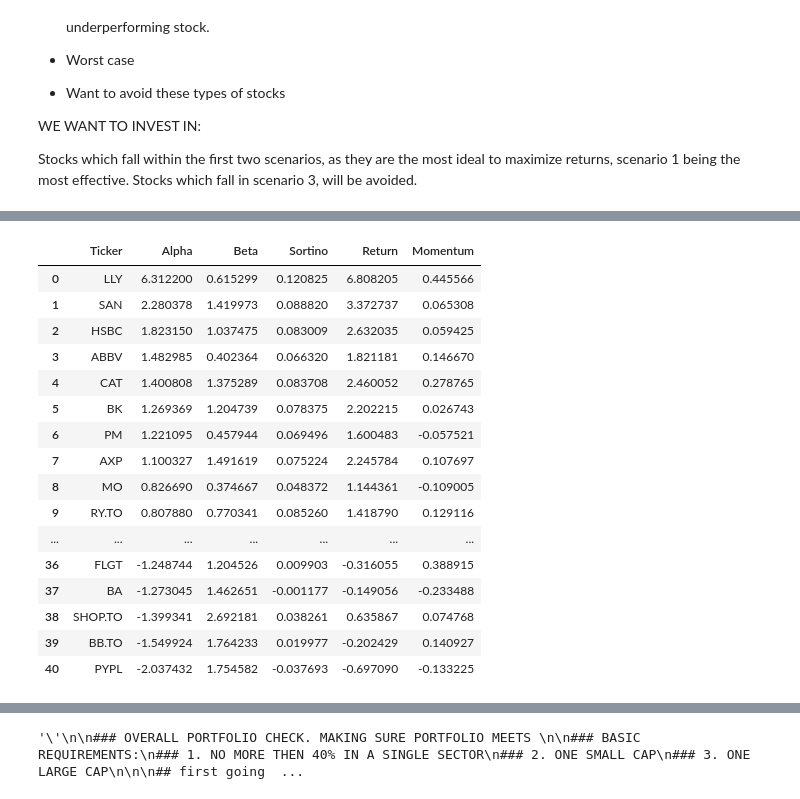
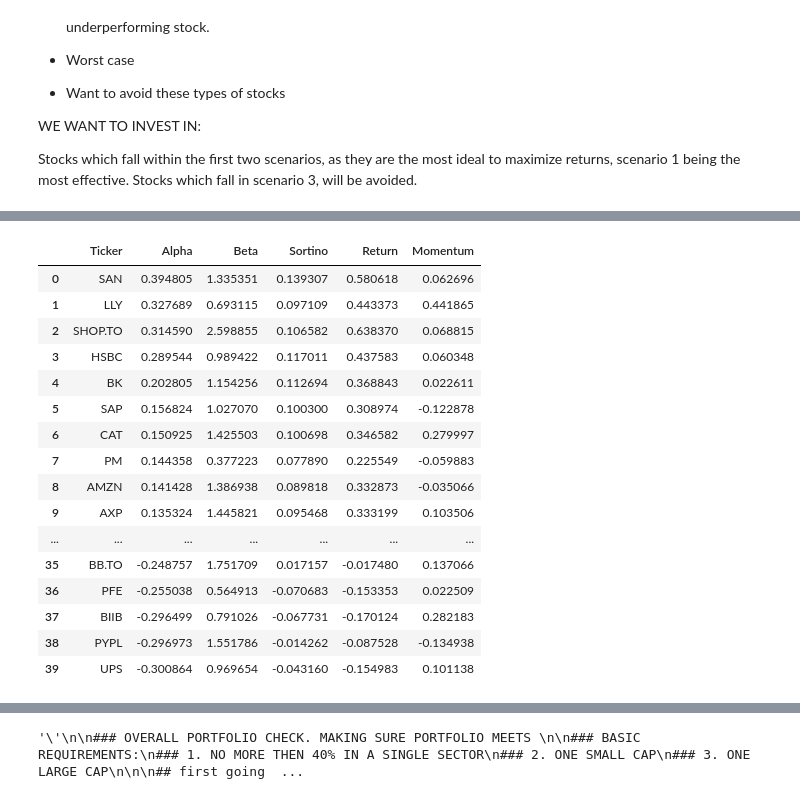
Before and after one commit to aadya-khanna/cfm-team-assignment, a Jupyter notebook: Team_14_Assignment.ipynb, the cells around one changed output, grey strips where cells are left out. Drawn from its saved outputs; the diff is of its cells as text; code cells hidden in the pictures.

```diff
--- a/Team_14_Assignment.ipynb
+++ b/Team_14_Assignment.ipynb
@@ -251,11 +241,11 @@ final_tickers_df
 
 tickers_list =  valid_tickers_df['Ticker'].tolist()
 
-stock_data= yf.download(tickers_list, period="5y", interval="1d", group_by='ticker', auto_adjust=True, threads=True)
+stock_data= yf.download(tickers_list, period="3y", interval="1d", group_by='ticker', auto_adjust=True, threads=True)
 
 # Download benchmark data (S&P 500 + TSX average)
-sp500_data = yf.download('^GSPC', period='5y', auto_adjust=True)
-tsx_data = yf.download('^GSPTSE', period='5y', auto_adjust=True)
+sp500_data = yf.download('^GSPC', period='3y', auto_adjust=True)
+tsx_data = yf.download('^GSPTSE', period='3y', auto_adjust=True)
 
 # checking the 'Close' prices to ensure they are Series
 if isinstance(sp500_data, pd.DataFrame):
@@ -379,13 +365,17 @@ def calc_momentum(ticker_returns, period):
 # %%
 sp500_aligned, tsx_aligned = sp500.align(tsx, join='inner')
 
-# Create benchmark
+# HERE IS OUR BENCHMARK: Simple arthmetic average of S&P 500 and TSX
+#Utilized for our comparitive metrics like Alpha
 benchmark_prices = (sp500_aligned + tsx_aligned) / 2
 benchmark_returns = benchmark_prices.pct_change().dropna()
 
 risk_free_rate_sortino = 0.04 / 252  # Daily risk-free rate assuming 4% annual
 risk_free_rate_alpha = 0.04  # Annual risk-free rate for alpha calculation
-market_actual_return = (benchmark_prices.iloc[-1] / benchmark_prices.iloc[0]) - 1
+
+years = 3
+market_total_return = (benchmark_prices.iloc[-1] / benchmark_prices.iloc[0]) - 1
+market_actual_return = (1 + market_total_return) ** (1/years) - 1  # ANNUALIZED RETURN
 
 ## Will build loop though stock_data[] and as it goes through each ticker we can calculate the relevant metrics for those tickers
 ##Apply created functions for metrics to the tickers while we iterate through the loop
@@ -400,13 +390,15 @@ for ticker in tickers_list:
     beta = calc_beta(stock_returns, benchmark_returns)
 
 
-    stock_actual_return = (stock_close.iloc[-1] / stock_close.iloc[0]) - 1
+    stock_total_return = (stock_close.iloc[-1] / stock_close.iloc[0]) - 1
+    stock_actual_return = (1 + stock_total_return) ** (1/years) - 1
+
+
     alpha = calc_alpha(stock_actual_return, risk_free_rate_alpha, market_actual_return, beta)
 
     sortino = calc_sortino(stock_returns, risk_free_rate_sortino)
     momentum = calc_momentum(stock_close, period=63) #3 months
 
-    # Append to results list
     alpha_results.append({
         'Ticker': ticker,
         'Alpha': alpha,
@@ -418,13 +410,11 @@ for ticker in tickers_list:
 
     print(f"✓ {ticker}: Alpha={alpha:.4f}, Beta={beta:.2f}, Sortino={sortino:.2f}, Momentum={momentum:.2f}")
 
-# Convert to DataFrame
 results_df = pd.DataFrame(alpha_results)
 
-# Sort by Alpha (highest first)
+#Sorting results by alpha value, highest to lowest, so we can see ideal stocks to invest in
 results_df = results_df.sort_values('Alpha', ascending=False)
 
-# Display
 print("\n=== Top Stocks by Alpha ===")
 results_df.reset_index(drop=True, inplace=True)
 results_df
@@ -447,22 +437,22 @@ results_df
 
 === Top Stocks by Alpha ===
 |  | Ticker | Alpha | Beta | Sortino | Return | Momentum |
-| 0 | LLY | 6.312200 | 0.615299 | 0.120825 | 6.808205 | 0.445566 |
-| 1 | SAN | 2.280378 | 1.419973 | 0.088820 | 3.372737 | 0.065308 |
-| 2 | HSBC | 1.823150 | 1.037475 | 0.083009 | 2.632035 | 0.059425 |
-| 3 | ABBV | 1.482985 | 0.402364 | 0.066320 | 1.821181 | 0.146670 |
-| 4 | CAT | 1.400808 | 1.375289 | 0.083708 | 2.460052 | 0.278765 |
-| 5 | BK | 1.269369 | 1.204739 | 0.078375 | 2.202215 | 0.026743 |
-| 6 | PM | 1.221095 | 0.457944 | 0.069496 | 1.600483 | -0.057521 |
-| 7 | AXP | 1.100327 | 1.491619 | 0.075224 | 2.245784 | 0.107697 |
-| 8 | MO | 0.826690 | 0.374667 | 0.048372 | 1.144361 | -0.109005 |
-| 9 | RY.TO | 0.807880 | 0.770341 | 0.085260 | 1.418790 | 0.129116 |
+| 0 | SAN | 0.394805 | 1.335351 | 0.139307 | 0.580618 | 0.062696 |
+| 1 | LLY | 0.327689 | 0.693115 | 0.097109 | 0.443373 | 0.441865 |
+| 2 | SHOP.TO | 0.314590 | 2.598855 | 0.106582 | 0.638370 | 0.068815 |
+| 3 | HSBC | 0.289544 | 0.989422 | 0.117011 | 0.437583 | 0.060348 |
+| 4 | BK | 0.202805 | 1.154256 | 0.112694 | 0.368843 | 0.022611 |
+| 5 | SAP | 0.156824 | 1.027070 | 0.100300 | 0.308974 | -0.122878 |
+| 6 | CAT | 0.150925 | 1.425503 | 0.100698 | 0.346582 | 0.279997 |
+| 7 | PM | 0.144358 | 0.377223 | 0.077890 | 0.225549 | -0.059883 |
+| 8 | AMZN | 0.141428 | 1.386938 | 0.089818 | 0.332873 | -0.035066 |
+| 9 | AXP | 0.135324 | 1.445821 | 0.095468 | 0.333199 | 0.103506 |
 | ... | ... | ... | ... | ... | ... | ... |
-| 36 | FLGT | -1.248744 | 1.204526 | 0.009903 | -0.316055 | 0.388915 |
-| 37 | BA | -1.273045 | 1.462651 | -0.001177 | -0.149056 | -0.233488 |
-| 38 | SHOP.TO | -1.399341 | 2.692181 | 0.038261 | 0.635867 | 0.074768 |
-| 39 | BB.TO | -1.549924 | 1.764233 | 0.019977 | -0.202429 | 0.140927 |
-| 40 | PYPL | -2.037432 | 1.754582 | -0.037693 | -0.697090 | -0.133225 |
+| 35 | BB.TO | -0.248757 | 1.751709 | 0.017157 | -0.017480 | 0.137066 |
+| 36 | PFE | -0.255038 | 0.564913 | -0.070683 | -0.153353 | 0.022509 |
+| 37 | BIIB | -0.296499 | 0.791026 | -0.067731 | -0.170124 | 0.282183 |
+| 38 | PYPL | -0.296973 | 1.551786 | -0.014262 | -0.087528 | -0.134938 |
+| 39 | UPS | -0.300864 | 0.969654 | -0.043160 | -0.154983 | 0.101138 |
 # %%
 ##USING METRICS TO PICK TOP x STOCKS TO INVEST IN
 
```
Also changed, not shown: parts of 16 cells of this notebook, 1 other file.
